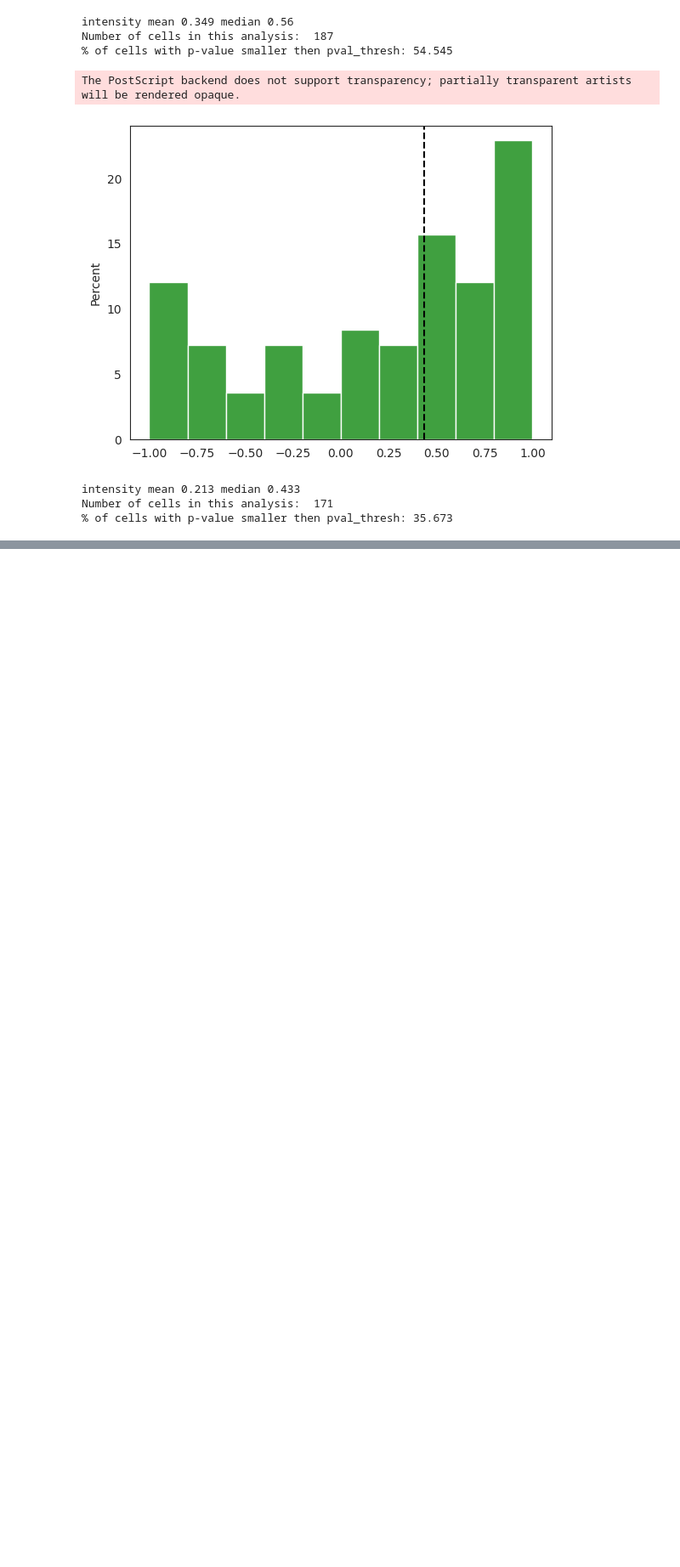
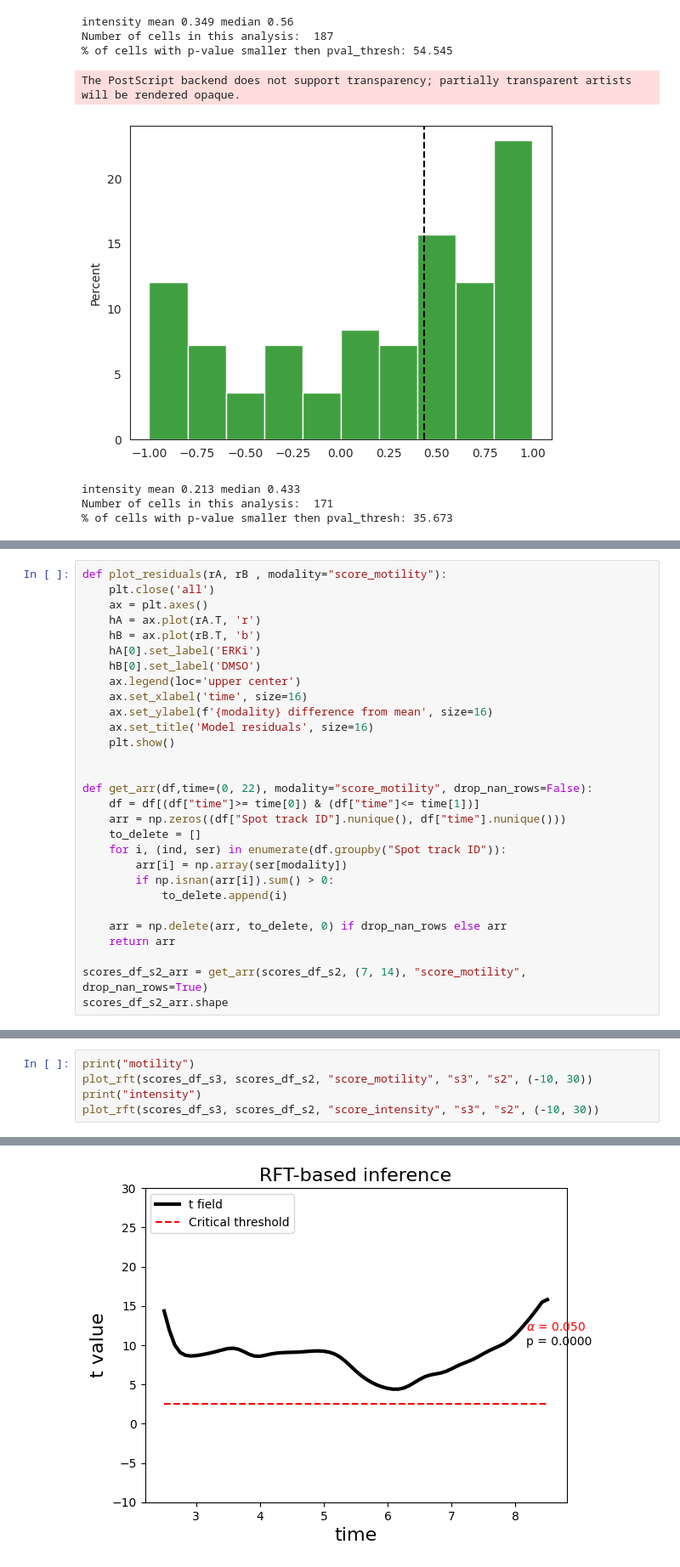
Before and after one commit to zaritskylab/muscle-formation-prediction, a Jupyter notebook: analysis/notebooks/figure_5.ipynb, the cells around one changed output, grey strips where cells are left out. Shown at 85% size. Cells and saved outputs as stored; diff of their text form; blank space fills up the shorter version.

```diff
--- a/analysis/notebooks/figure_5.ipynb
+++ b/analysis/notebooks/figure_5.ipynb
@@ -105,0 +109,29 @@ Number of cells in this analysis:  171
+# %%
+def plot_residuals(rA, rB , modality="score_motility"):
+    plt.close('all')
+    ax = plt.axes()
+    hA = ax.plot(rA.T, 'r')
+    hB = ax.plot(rB.T, 'b')
+    hA[0].set_label('ERKi')
+    hB[0].set_label('DMSO')
+    ax.legend(loc='upper center')
+    ax.set_xlabel('time', size=16)
+    ax.set_ylabel(f'{modality} difference from mean', size=16)
+    ax.set_title('Model residuals', size=16)
+    plt.show()
+
+
+def get_arr(df,time=(0, 22), modality="score_motility", drop_nan_rows=False):
+    df = df[(df["time"]>= time[0]) & (df["time"]<= time[1])]
+    arr = np.zeros((df["Spot track ID"].nunique(), df["time"].nunique()))
+    to_delete = []
+    for i, (ind, ser) in enumerate(df.groupby("Spot track ID")):
+        arr[i] = np.array(ser[modality])
+        if np.isnan(arr[i]).sum() > 0:
+            to_delete.append(i)
+
+    arr = np.delete(arr, to_delete, 0) if drop_nan_rows else arr
+    return arr
+
+scores_df_s2_arr = get_arr(scores_df_s2, (7, 14), "score_motility", drop_nan_rows=True)
+scores_df_s2_arr.shape
@@ -105,0 +210,6 @@ Number of cells in this analysis:  171
+# %%
+print("motility")
+plot_rft(scores_df_s3, scores_df_s2, "score_motility", "s3", "s2", (-10, 30))
+print("intensity")
+plot_rft(scores_df_s3, scores_df_s2, "score_intensity", "s3", "s2", (-10, 30))
+# %% [output]
@@ -105,0 +220 @@ Number of cells in this analysis:  171
+[figure, added]
```
Also changed, not shown: parts of 8 cells of this notebook.
